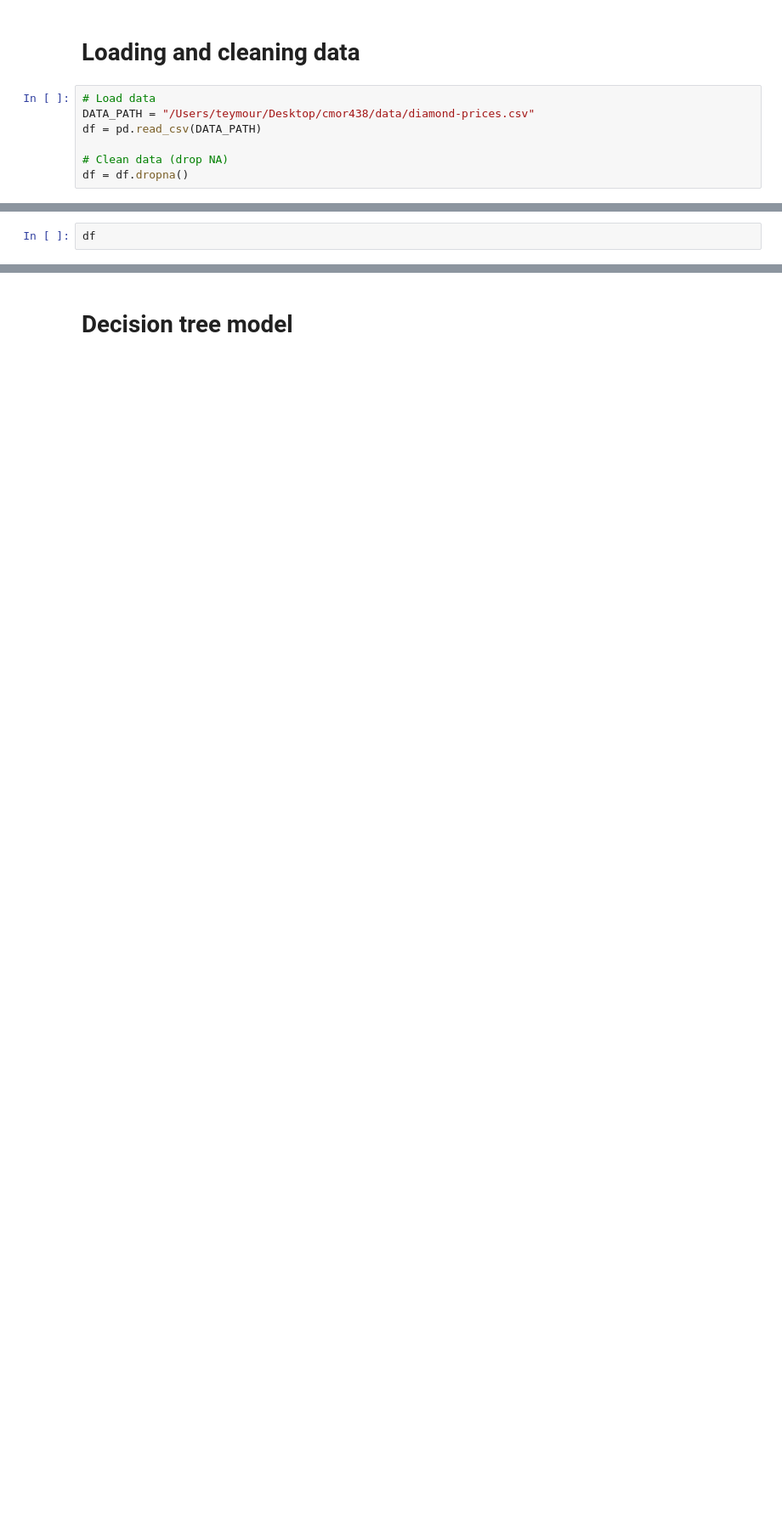
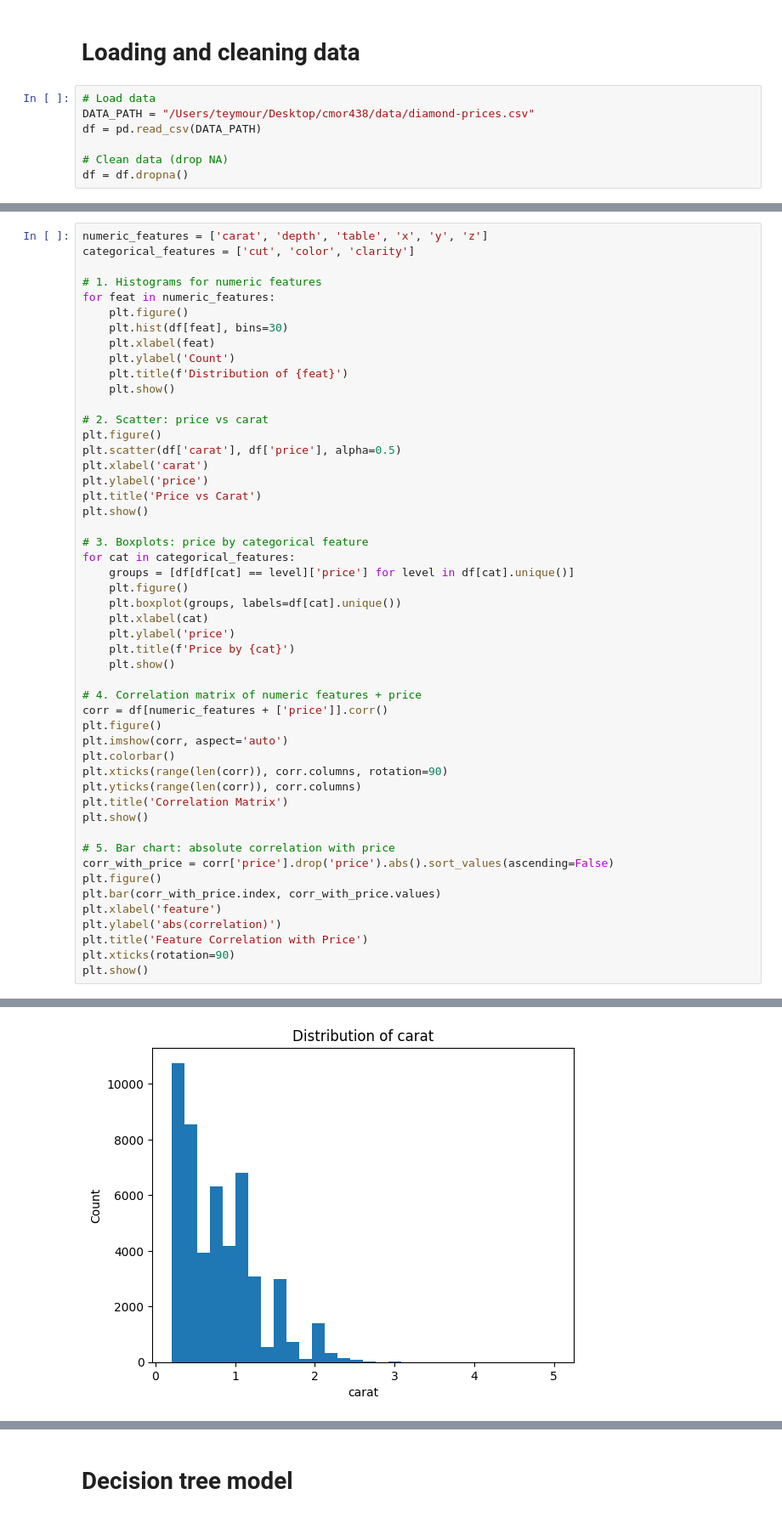
Before and after one commit to Teyymour/cmor438, a Jupyter notebook: supervised-learning/Decision Tree/decision-tree-regression.ipynb, the cells around one changed output, grey strips where cells are left out. Shown: that part at 85% size. Drawn from its saved outputs; the diff is of its cells as text; blank space fills up the shorter version.

```diff
--- a/supervised-learning/Decision Tree/decision-tree-regression.ipynb
+++ b/supervised-learning/Decision Tree/decision-tree-regression.ipynb
@@ -20,3 +25,51 @@ df = df.dropna()
 # %%
-df
+numeric_features = ['carat', 'depth', 'table', 'x', 'y', 'z']
+categorical_features = ['cut', 'color', 'clarity']
+
+# 1. Histograms for numeric features
+for feat in numeric_features:
+    plt.figure()
+    plt.hist(df[feat], bins=30)
+    plt.xlabel(feat)
+    plt.ylabel('Count')
+    plt.title(f'Distribution of {feat}')
+    plt.show()
+
+# 2. Scatter: price vs carat
+plt.figure()
+plt.scatter(df['carat'], df['price'], alpha=0.5)
+plt.xlabel('carat')
+plt.ylabel('price')
+plt.title('Price vs Carat')
+plt.show()
+
+# 3. Boxplots: price by categorical feature
+for cat in categorical_features:
+    groups = [df[df[cat] == level]['price'] for level in df[cat].unique()]
+    plt.figure()
+    plt.boxplot(groups, labels=df[cat].unique())
+    plt.xlabel(cat)
+    plt.ylabel('price')
+    plt.title(f'Price by {cat}')
+    plt.show()
+
+# 4. Correlation matrix of numeric features + price
+corr = df[numeric_features + ['price']].corr()
+plt.figure()
+plt.imshow(corr, aspect='auto')
+plt.colorbar()
+plt.xticks(range(len(corr)), corr.columns, rotation=90)
+plt.yticks(range(len(corr)), corr.columns)
+plt.title('Correlation Matrix')
+plt.show()
+
+# 5. Bar chart: absolute correlation with price
+corr_with_price = corr['price'].drop('price').abs().sort_values(ascending=False)
+plt.figure()
+plt.bar(corr_with_price.index, corr_with_price.values)
+plt.xlabel('feature')
+plt.ylabel('abs(correlation)')
+plt.title('Feature Correlation with Price')
+plt.xticks(rotation=90)
+plt.show()
 # %% [output]
@@ -35,0 +76 @@ df
+[figure, added]
```
Also changed, not shown: parts of 3 cells of this notebook.
